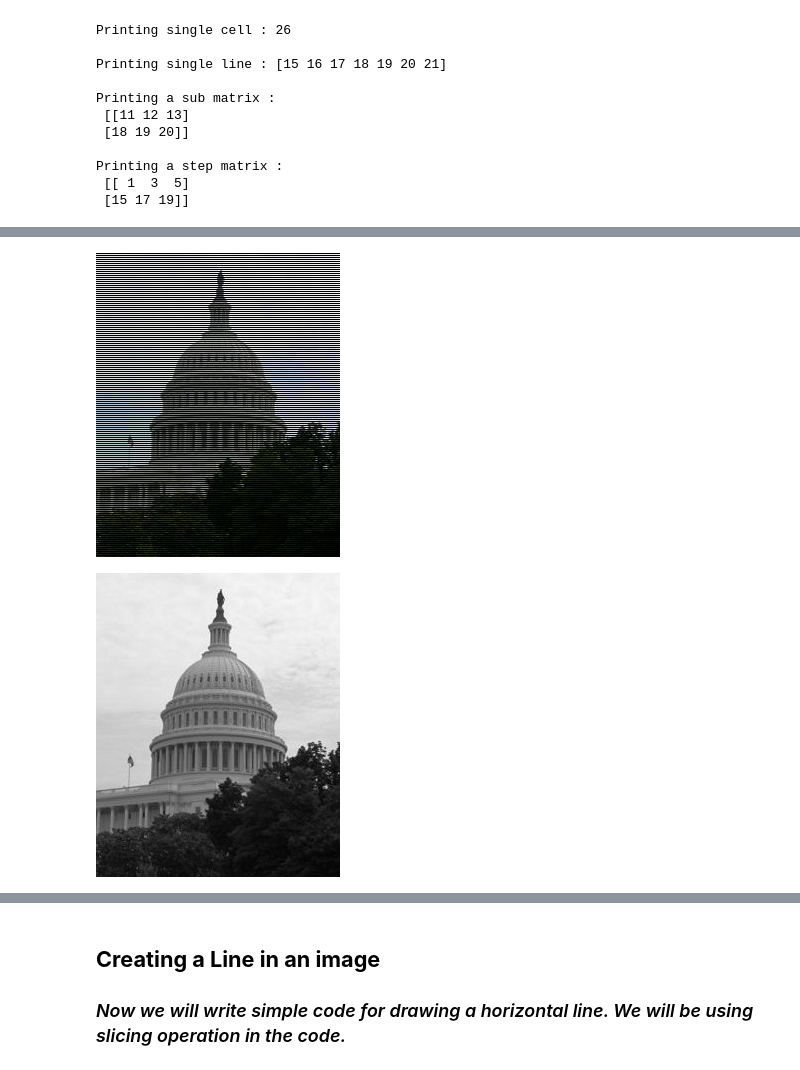
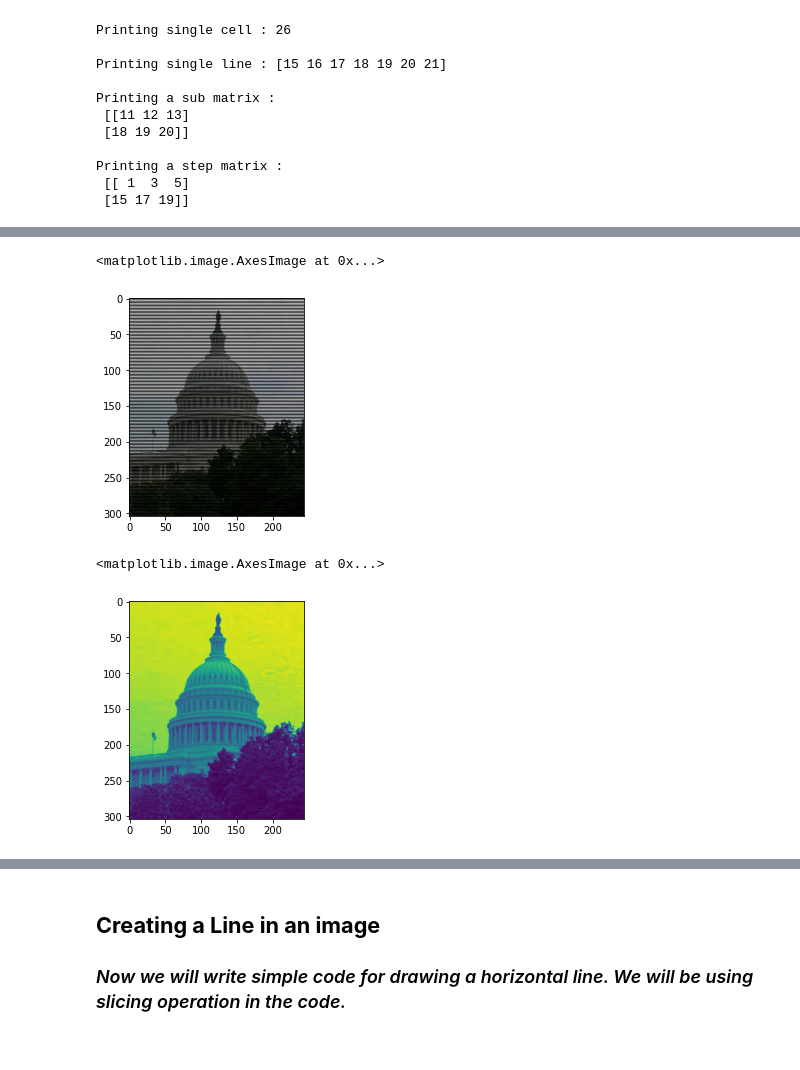
Before and after one commit to SRA-VJTI/Pixels_Seminar, a Jupyter notebook: cv-basics/Playing_with_matrices/Playing_with_matrices.ipynb, the cells around one changed output, grey strips where cells are left out. Cells and saved outputs as stored; diff of their text form; code cells hidden in the pictures.

```diff
--- a/cv-basics/Playing_with_matrices/Playing_with_matrices.ipynb
+++ b/cv-basics/Playing_with_matrices/Playing_with_matrices.ipynb
@@ -65,14 +69,14 @@ Printing a step matrix :
  [[ 1  3  5]
  [15 17 19]]
 # %%
-image=cv2.imread('blur.jpeg')
+image=plt.imread('blur.jpeg')
 print("Image shape: ",image.shape)
 print("Image Dimension: ",image.ndim)
 print("Image datatype: ",image.dtype)
 # image0=np.zeros_like(image)
 image0=np.copy(image)      #copying the image to new array so that I dont hamper the orignal image
 print("copied image shape",image0.shape) #showing that even the copyied image has same dimensions
-cv2_imshow(image0)
+plt.imshow(image0)
 # %% [output]
 Image shape:  (304, 244, 3)
 Image Dimension:  3
@@ -94,14 +100,16 @@ print(image2.shape)
 # %%
 image3=np.copy(image) ## Making alternate rows' pixel to black out
 image3[::2,:,:]=0
-cv2_imshow(image3)
+plt.imshow(image3)
 # %% [output]
+<matplotlib.image.AxesImage at 0x...>
-[figure, old version]
+[figure, new version]
 # %%
-image4=image0[:,:,1] ## accessing channel B since BGR representation
-cv2_imshow(image4)
+image4=image0[:,:,2] ## accessing channel B since RGB representation
+plt.imshow(image4)
 # %% [output]
+<matplotlib.image.AxesImage at 0x...>
-[figure, old version]
+[figure, new version]
 # %% [markdown]
 # **Creating Shapes in Images**
 We can make many simple shapes using just manual matrix manipulation. Some examples are :
```
Also changed, not shown: parts of 11 cells of this notebook.
